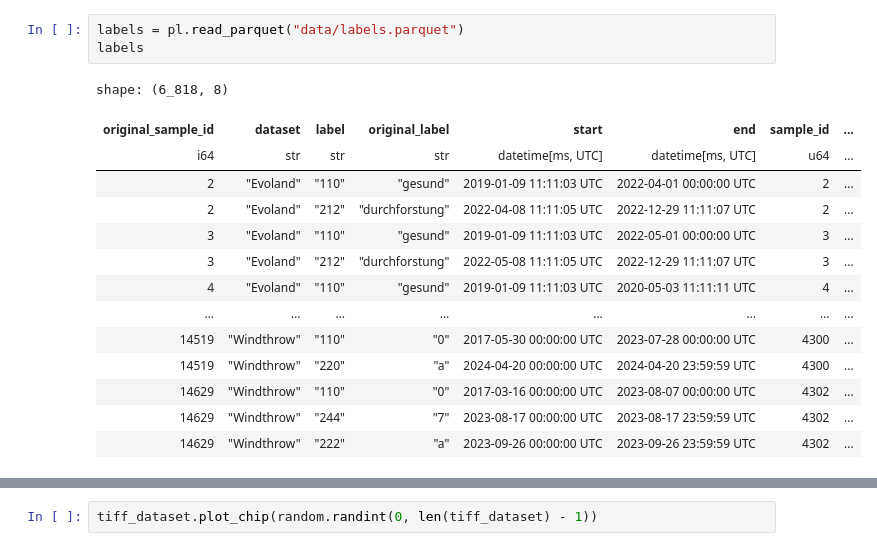
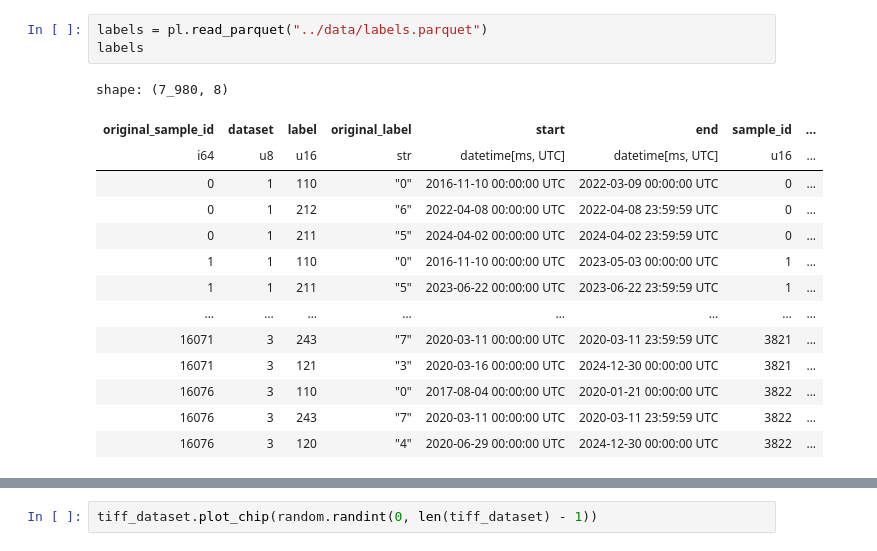
Before and after one commit to JR-DIGITAL/DISFOR, a Jupyter notebook: notebooks/data_exploration.ipynb, the cells around one changed output, grey strips where cells are left out. Cells and saved outputs as stored; diff of their text form.

```diff
--- a/notebooks/data_exploration.ipynb
+++ b/notebooks/data_exploration.ipynb
@@ -35,18 +63,18 @@ samples
 # %%
-labels = pl.read_parquet("data/labels.parquet")
+labels = pl.read_parquet("../data/labels.parquet")
 labels
 # %% [output]
-shape: (6_818, 8)
+shape: (7_980, 8)
 | original_sample_id | dataset | label | original_label | start | end | sample_id | ... |
-| i64 | str | str | str | datetime[ms, UTC] | datetime[ms, UTC] | u64 | ... |
-| 2 | "Evoland" | "110" | "gesund" | 2019-01-09 11:11:03 UTC | 2022-04-01 00:00:00 UTC | 2 | ... |
-| 2 | "Evoland" | "212" | "durchforstung" | 2022-04-08 11:11:05 UTC | 2022-12-29 11:11:07 UTC | 2 | ... |
-| 3 | "Evoland" | "110" | "gesund" | 2019-01-09 11:11:03 UTC | 2022-05-01 00:00:00 UTC | 3 | ... |
-| 3 | "Evoland" | "212" | "durchforstung" | 2022-05-08 11:11:05 UTC | 2022-12-29 11:11:07 UTC | 3 | ... |
-| 4 | "Evoland" | "110" | "gesund" | 2019-01-09 11:11:03 UTC | 2020-05-03 11:11:11 UTC | 4 | ... |
+| i64 | u8 | u16 | str | datetime[ms, UTC] | datetime[ms, UTC] | u16 | ... |
+| 0 | 1 | 110 | "0" | 2016-11-10 00:00:00 UTC | 2022-03-09 00:00:00 UTC | 0 | ... |
+| 0 | 1 | 212 | "6" | 2022-04-08 00:00:00 UTC | 2022-04-08 23:59:59 UTC | 0 | ... |
+| 0 | 1 | 211 | "5" | 2024-04-02 00:00:00 UTC | 2024-04-02 23:59:59 UTC | 0 | ... |
+| 1 | 1 | 110 | "0" | 2016-11-10 00:00:00 UTC | 2023-05-03 00:00:00 UTC | 1 | ... |
+| 1 | 1 | 211 | "5" | 2023-06-22 00:00:00 UTC | 2023-06-22 23:59:59 UTC | 1 | ... |
 | … | … | … | … | … | … | … | ... |
-| 14519 | "Windthrow" | "110" | "0" | 2017-05-30 00:00:00 UTC | 2023-07-28 00:00:00 UTC | 4300 | ... |
-| 14519 | "Windthrow" | "220" | "a" | 2024-04-20 00:00:00 UTC | 2024-04-20 23:59:59 UTC | 4300 | ... |
-| 14629 | "Windthrow" | "110" | "0" | 2017-03-16 00:00:00 UTC | 2023-08-07 00:00:00 UTC | 4302 | ... |
-| 14629 | "Windthrow" | "244" | "7" | 2023-08-17 00:00:00 UTC | 2023-08-17 23:59:59 UTC | 4302 | ... |
-| 14629 | "Windthrow" | "222" | "a" | 2023-09-26 00:00:00 UTC | 2023-09-26 23:59:59 UTC | 4302 | ... |
+| 16071 | 3 | 243 | "7" | 2020-03-11 00:00:00 UTC | 2020-03-11 23:59:59 UTC | 3821 | ... |
+| 16071 | 3 | 121 | "3" | 2020-03-16 00:00:00 UTC | 2024-12-30 00:00:00 UTC | 3821 | ... |
+| 16076 | 3 | 110 | "0" | 2017-08-04 00:00:00 UTC | 2020-01-21 00:00:00 UTC | 3822 | ... |
+| 16076 | 3 | 243 | "7" | 2020-03-11 00:00:00 UTC | 2020-03-11 23:59:59 UTC | 3822 | ... |
+| 16076 | 3 | 120 | "4" | 2020-06-29 00:00:00 UTC | 2024-12-30 00:00:00 UTC | 3822 | ... |
```
Also changed, not shown: parts of 22 cells of this notebook, 9 other files.
